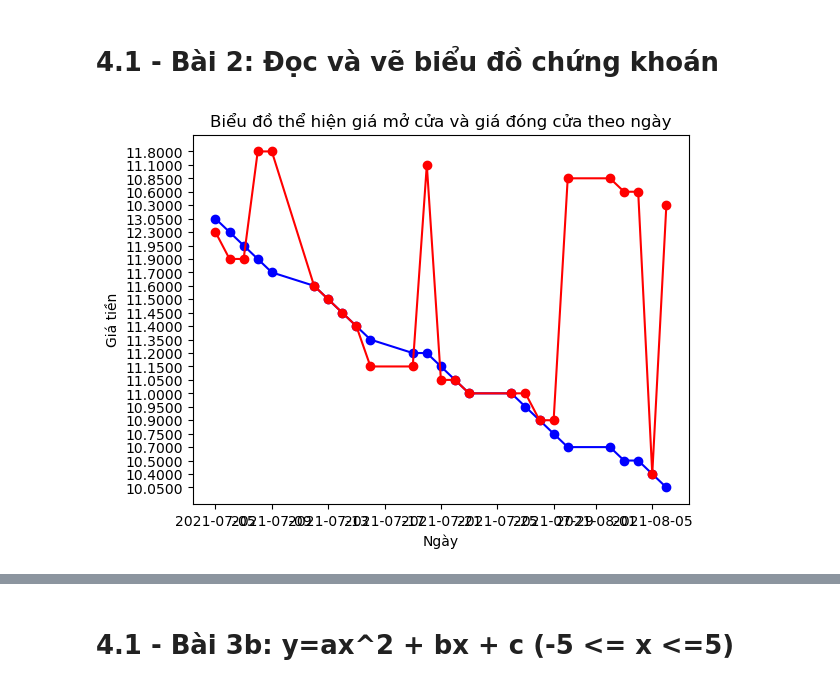
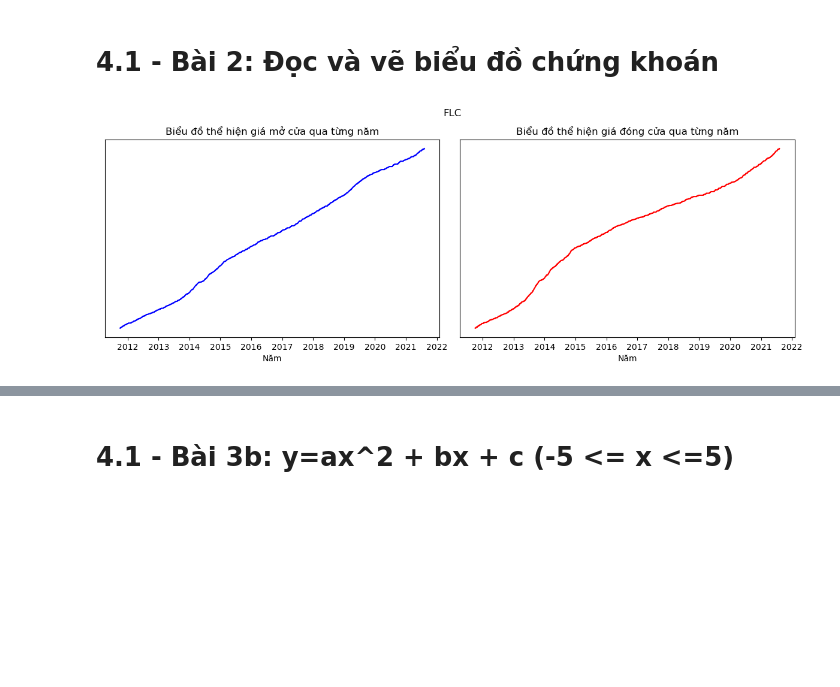
Before and after one commit to nguyenminhthuy/da-course-cybersoft, a Jupyter notebook: DA08_Wk4-1_NguyenMinhThuy.ipynb, the cells around one changed output, grey strips where cells are left out. Saved outputs shown, nothing was run; the diff lists cells and outputs as text; code cells hidden in the pictures; blank space fills up the shorter version.

```diff
--- a/DA08_Wk4-1_NguyenMinhThuy.ipynb
+++ b/DA08_Wk4-1_NguyenMinhThuy.ipynb
@@ -54,12 +66,0 @@ lst_date_format = [dt.datetime.strptime(item, '%Y%m%d').date() for item in lst_d
-# %%
-import matplotlib
-import matplotlib.pyplot as plt
-
-plt.plot(lst_date_format[:25], sorted(lst_openFixed_csv[:25]), color="blue", marker="o")
-plt.plot(lst_date_format[:25], sorted(lst_closeFixed_csv[:25]), color="red", marker="o")
-plt.title("Biểu đồ thể hiện giá mở cửa và giá đóng cửa theo ngày")
-plt.xlabel("Ngày")
-plt.ylabel("Giá tiền")
-plt.show()
-# %% [output]
-[figure, removed]
@@ -73,0 +67,4 @@ plt.show()
+# %%
+ve_BieuDoCK("data/excel_flc.csv","FLC")
+# %% [output]
+[figure, added]
```
Also changed, not shown: parts of 15 cells of this notebook, 1 other file.
